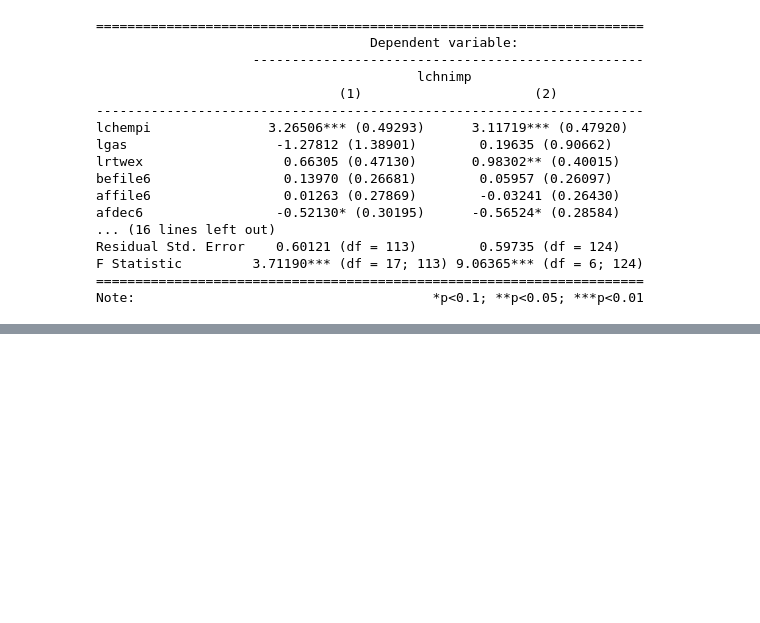
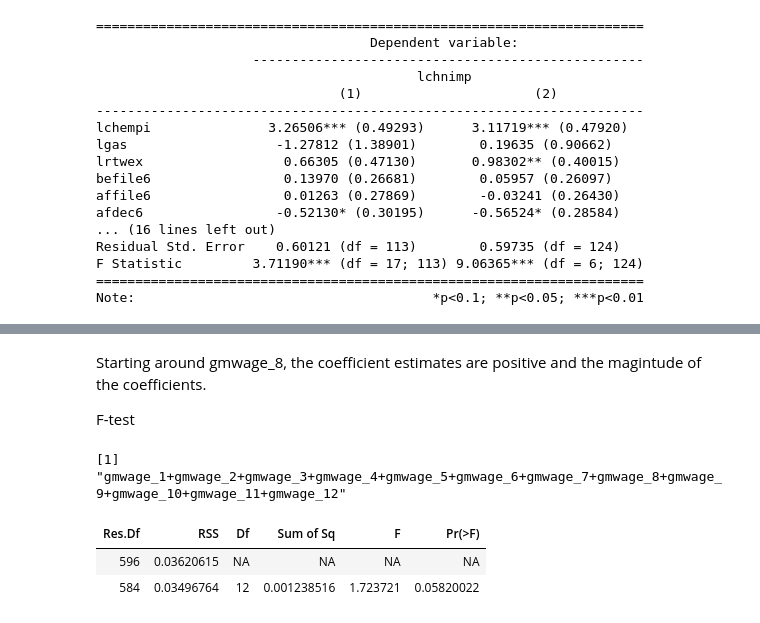
Before and after one commit to jonduan/RIntroEconometrics, a Jupyter notebook: Introductory_Econometrics_wooldridge/Chapter 10 Basic Regression Analysis with Time Series Data.ipynb, the cells around one changed output, grey strips where cells are left out. Drawn from its saved outputs; the diff is of its cells as text; code cells hidden in the pictures; blank space fills up the shorter version.

```diff
--- a/Introductory_Econometrics_wooldridge/Chapter 10 Basic Regression Analysis with Time Series Data.ipynb
+++ b/Introductory_Econometrics_wooldridge/Chapter 10 Basic Regression Analysis with Time Series Data.ipynb
@@ -526,0 +670,16 @@ Note:                                      *p<0.1; **p<0.05; ***p<0.01
+# %% [markdown]
+Starting around gmwage_8, the coefficient estimates are positive and the magintude of the coefficients.
+
+F-test
+# %%
+lag_coefs = minwage %>% dplyr::select(gmwage_1:gmwage_12) %>% colnames()
+# %%
+paste0(lag_coefs, collapse = '+')
+# %% [output]
+[1] "gmwage_1+gmwage_2+gmwage_3+gmwage_4+gmwage_5+gmwage_6+gmwage_7+gmwage_8+gmwage_9+gmwage_10+gmwage_11+gmwage_12"
+# %%
+car::linearHypothesis(model_minwage_3, lag_coefs)
+# %% [output]
+| Res.Df | RSS | Df | Sum of Sq | F | Pr(>F) |
+| 596 | 0.03620615 | NA | NA | NA | NA |
+| 584 | 0.03496764 | 12 | 0.001238516 | 1.723721 | 0.05820022 |
```
Also changed, not shown: parts of 31 cells of this notebook, 2 other files.
